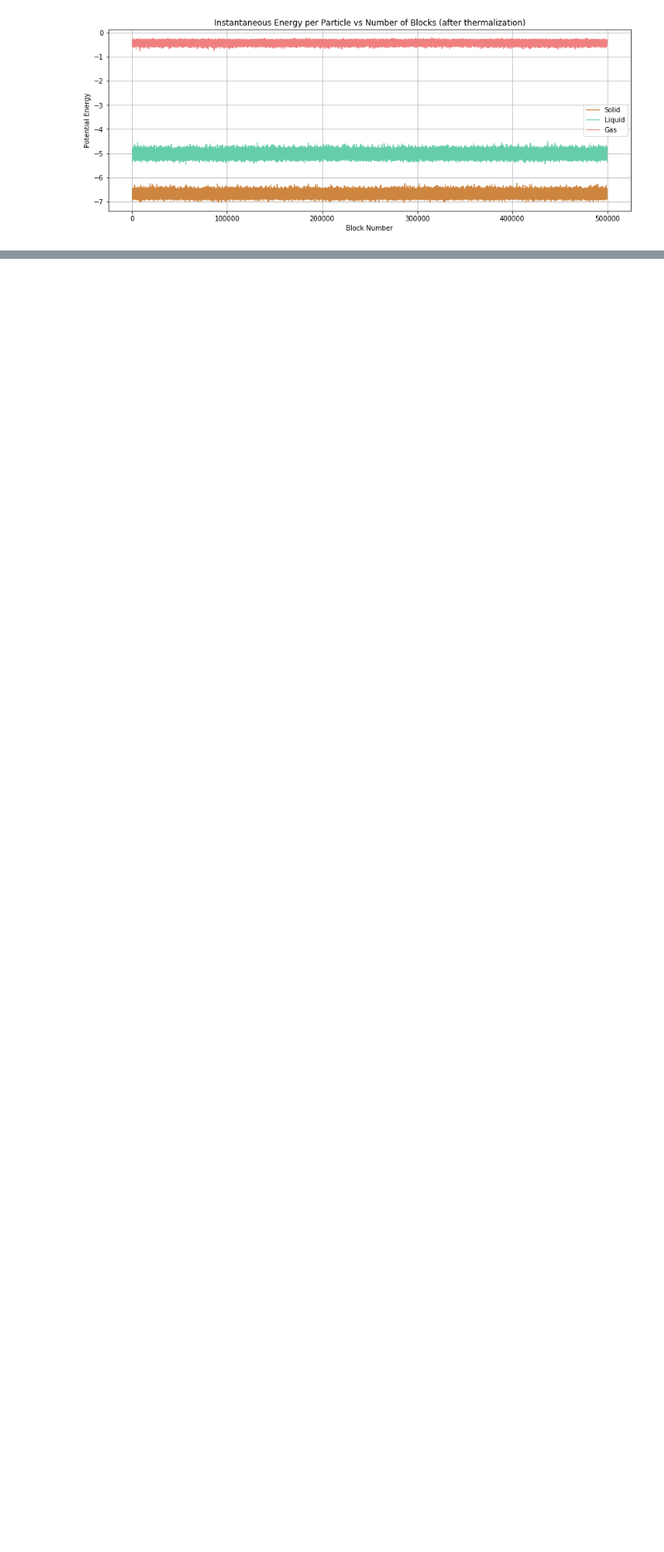
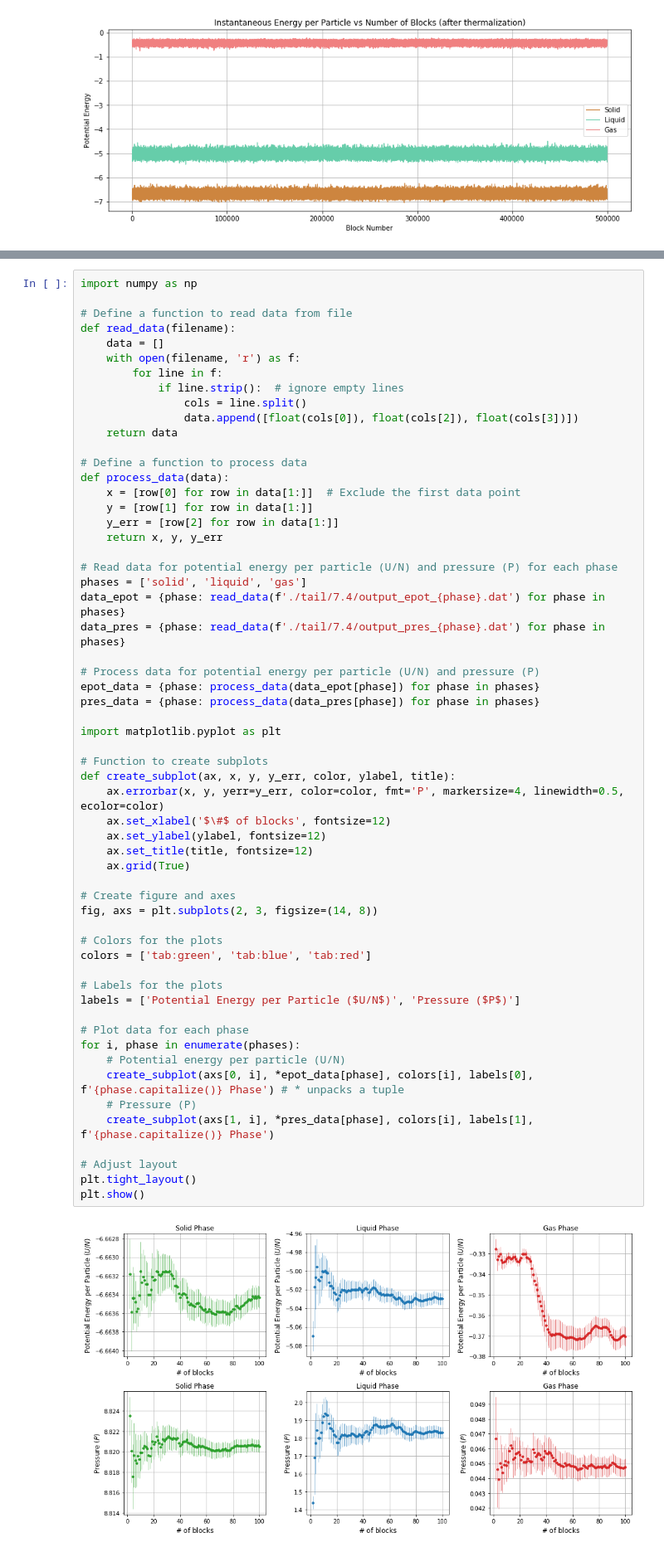
Before and after one commit to Carini108/NSL_Exercises, a Jupyter notebook: lez07/work07/Exercises07_Carini.ipynb, the cells around one changed output, grey strips where cells are left out. Shown: that part at 83% size. Drawn from its saved outputs; the diff is of its cells as text; blank space fills up the shorter version.

```diff
--- a/lez07/work07/Exercises07_Carini.ipynb
+++ b/lez07/work07/Exercises07_Carini.ipynb
@@ -246,0 +351,60 @@ ____________________
+# %%
+import numpy as np
+
+# Define a function to read data from file
+def read_data(filename):
+    data = []
+    with open(filename, 'r') as f:
+        for line in f:
+            if line.strip():  # ignore empty lines
+                cols = line.split()
+                data.append([float(cols[0]), float(cols[2]), float(cols[3])])
+    return data
+
+# Define a function to process data
+def process_data(data):
+    x = [row[0] for row in data[1:]]  # Exclude the first data point
+    y = [row[1] for row in data[1:]]
+    y_err = [row[2] for row in data[1:]]
+    return x, y, y_err
+
+# Read data for potential energy per particle (U/N) and pressure (P) for each phase
+phases = ['solid', 'liquid', 'gas']
+data_epot = {phase: read_data(f'./tail/7.4/output_epot_{phase}.dat') for phase in phases}
+data_pres = {phase: read_data(f'./tail/7.4/output_pres_{phase}.dat') for phase in phases}
+
+# Process data for potential energy per particle (U/N) and pressure (P)
+epot_data = {phase: process_data(data_epot[phase]) for phase in phases}
+pres_data = {phase: process_data(data_pres[phase]) for phase in phases}
+
+import matplotlib.pyplot as plt
+
+# Function to create subplots
+def create_subplot(ax, x, y, y_err, color, ylabel, title):
+    ax.errorbar(x, y, yerr=y_err, color=color, fmt='P', markersize=4, linewidth=0.5, ecolor=color)
+    ax.set_xlabel('$\#$ of blocks', fontsize=12)
+    ax.set_ylabel(ylabel, fontsize=12)
+    ax.set_title(title, fontsize=12)
+    ax.grid(True)
+
+# Create figure and axes
+fig, axs = plt.subplots(2, 3, figsize=(14, 8))
+
+# Colors for the plots
+colors = ['tab:green', 'tab:blue', 'tab:red']
+
+# Labels for the plots
+labels = ['Potential Energy per Particle ($U/N$)', 'Pressure ($P$)']
+
+# Plot data for each phase
+for i, phase in enumerate(phases):
+    # Potential energy per particle (U/N)
+    create_subplot(axs[0, i], *epot_data[phase], colors[i], labels[0], f'{phase.capitalize()} Phase') # * unpacks a tuple
+    # Pressure (P)
+    create_subplot(axs[1, i], *pres_data[phase], colors[i], labels[1], f'{phase.capitalize()} Phase')
+
+# Adjust layout
+plt.tight_layout()
+plt.show()
+# %% [output]
+[figure, added]
```
Also changed, not shown: parts of 14 cells of this notebook, 53 other files.
